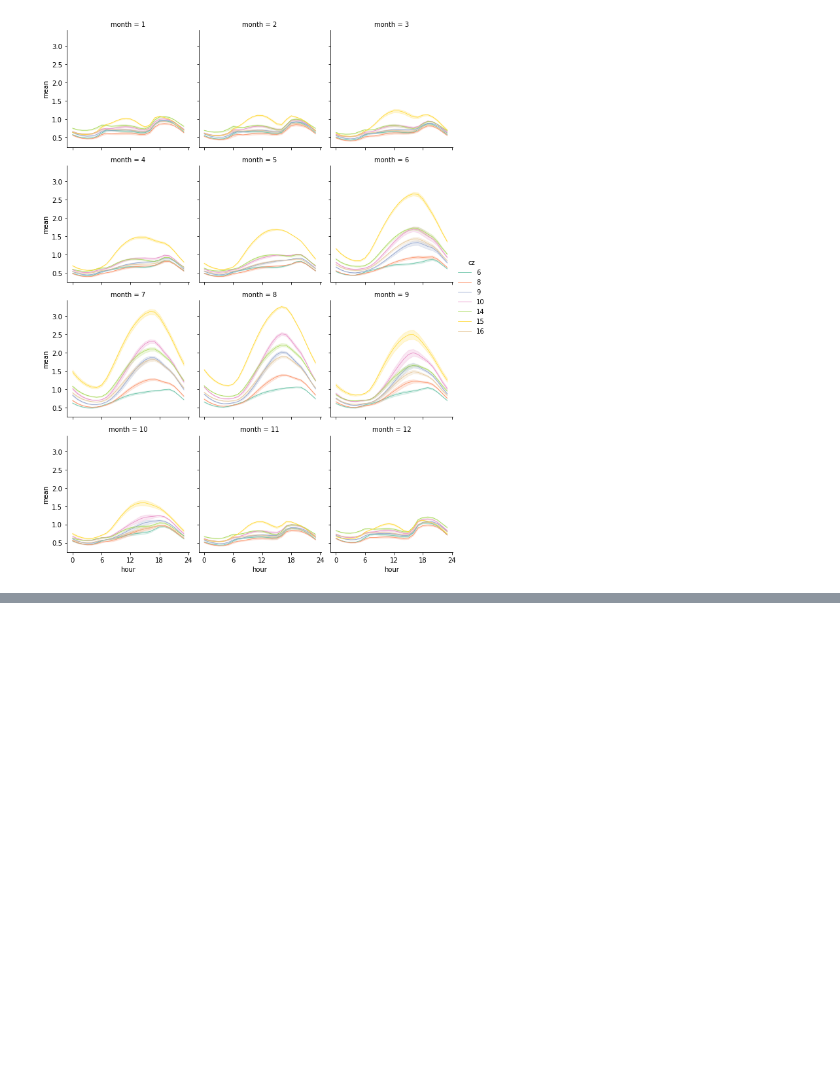
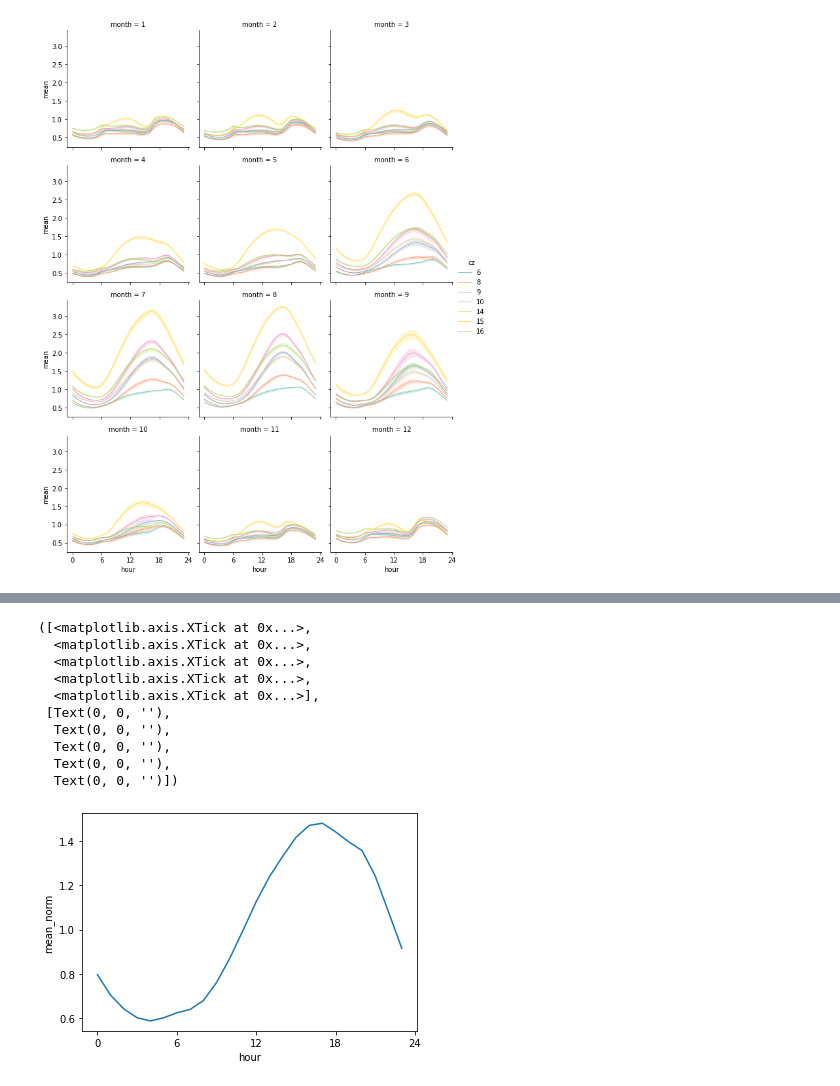
Before and after one commit to josephko91/anthropogenic-heat-la, a Jupyter notebook: residential-smart-meter.ipynb, the cells around one changed output, grey strips where cells are left out. Drawn from its saved outputs; the diff is of its cells as text; code cells hidden in the pictures; blank space fills up the shorter version.

```diff
--- a/residential-smart-meter.ipynb
+++ b/residential-smart-meter.ipynb
@@ -201,0 +218,18 @@ plt.savefig('./plots/load_by_month_cz.pdf', format='pdf')
+# %%
+df_aug_cz8_wed = df_aug[(df_aug['cz']==8) & (df_aug['day']==4)].copy()
+df_aug_cz8_wed['mean_norm'] = df_aug_cz8_wed['mean']/df_aug_cz8_wed['mean'].mean()
+ticks = list(range(0,25,6))
+sns.lineplot(data=df_aug_cz8_wed, x='hour', y='mean_norm')
+plt.xticks(ticks)
+# %% [output]
+([<matplotlib.axis.XTick at 0x...>,
+  <matplotlib.axis.XTick at 0x...>,
+  <matplotlib.axis.XTick at 0x...>,
+  <matplotlib.axis.XTick at 0x...>,
+  <matplotlib.axis.XTick at 0x...>],
+ [Text(0, 0, ''),
+  Text(0, 0, ''),
+  Text(0, 0, ''),
+  Text(0, 0, ''),
+  Text(0, 0, '')])
+[figure, added]
```
Also changed, not shown: parts of 3 cells of this notebook.
